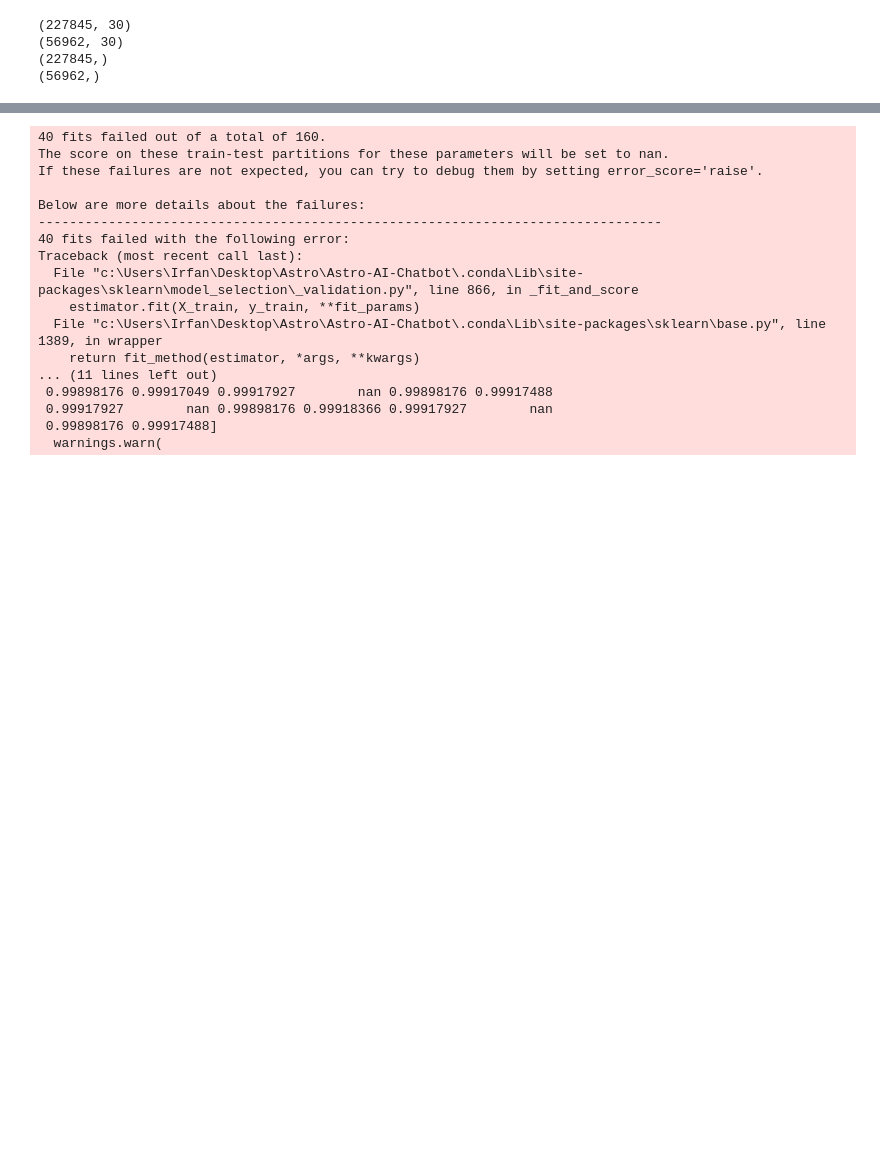
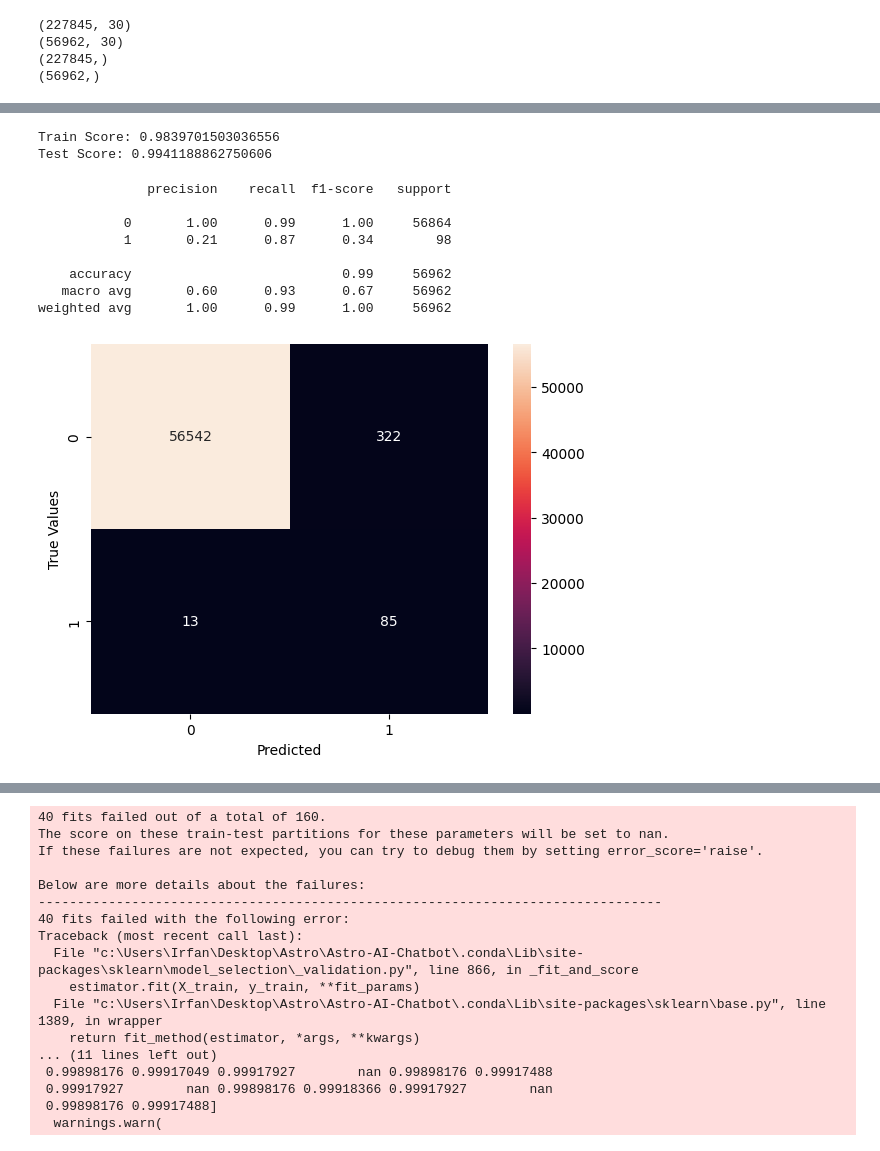
Before and after one commit to IrfanCamparaGithub/AppliedMachineLearningFraudProject, a Jupyter notebook: starter.ipynb, the cells around one changed output, grey strips where cells are left out. Drawn from its saved outputs; the diff is of its cells as text; code cells hidden in the pictures; blank space fills up the shorter version.

Commit message:
add smote resampling method to improve accuracy, will add hyperparam selection later

```diff
--- a/starter.ipynb
+++ b/starter.ipynb
@@ -61,6 +61,5 @@ print(t_test.shape)
 (56962,)
 # %%
 from sklearn.linear_model import LogisticRegression
-logisticReg = LogisticRegression(random_state=0, max_iter= 10000)
-logisticReg.fit(X_train, t_train)
+logisticReg = LogisticRegression(random_state=0, max_iter= 100000)
 # %% [output]
@@ -220,0 +220,35 @@ weighted avg       1.00      1.00      1.00     56962
+# %%
+from imblearn.over_sampling import SMOTE
+smote = SMOTE(sampling_strategy= 0.5, random_state= 0)
+X_trainSmote, T_trainSmote = smote.fit_resample(X_train, t_train)
+
+logWithSmote = LogisticRegression(max_iter=100000, random_state= 0)
+logWithSmote.fit(X_trainSmote, T_trainSmote)
+
+train_score = logWithSmote.score(X_trainSmote, T_trainSmote)
+test_score = logWithSmote.score(X_test, t_test)
+
+print("Train Score: "+ str(train_score))
+print("Test Score: " + str(test_score))
+# %% [output]
+Train Score: 0.9839701503036556
+Test Score: 0.9941188862750606
+# %%
+import matplotlib.pyplot as plt
+y_pred_smote = logWithSmote.predict(X_test)
+print(classification_report(t_test, y_pred_smote))
+cm = confusion_matrix(t_test, y_pred_smote)
+sns.heatmap(cm, annot=True, fmt = "d")
+plt.xlabel('Predicted')
+plt.ylabel('True Values')
+plt.show()
+# %% [output]
+              precision    recall  f1-score   support
+
+           0       1.00      0.99      1.00     56864
+           1       0.21      0.87      0.34        98
+
+    accuracy                           0.99     56962
+   macro avg       0.60      0.93      0.67     56962
+weighted avg       1.00      0.99      1.00     56962
+[figure, added]
```
Also changed, not shown: parts of 14 cells of this notebook.
